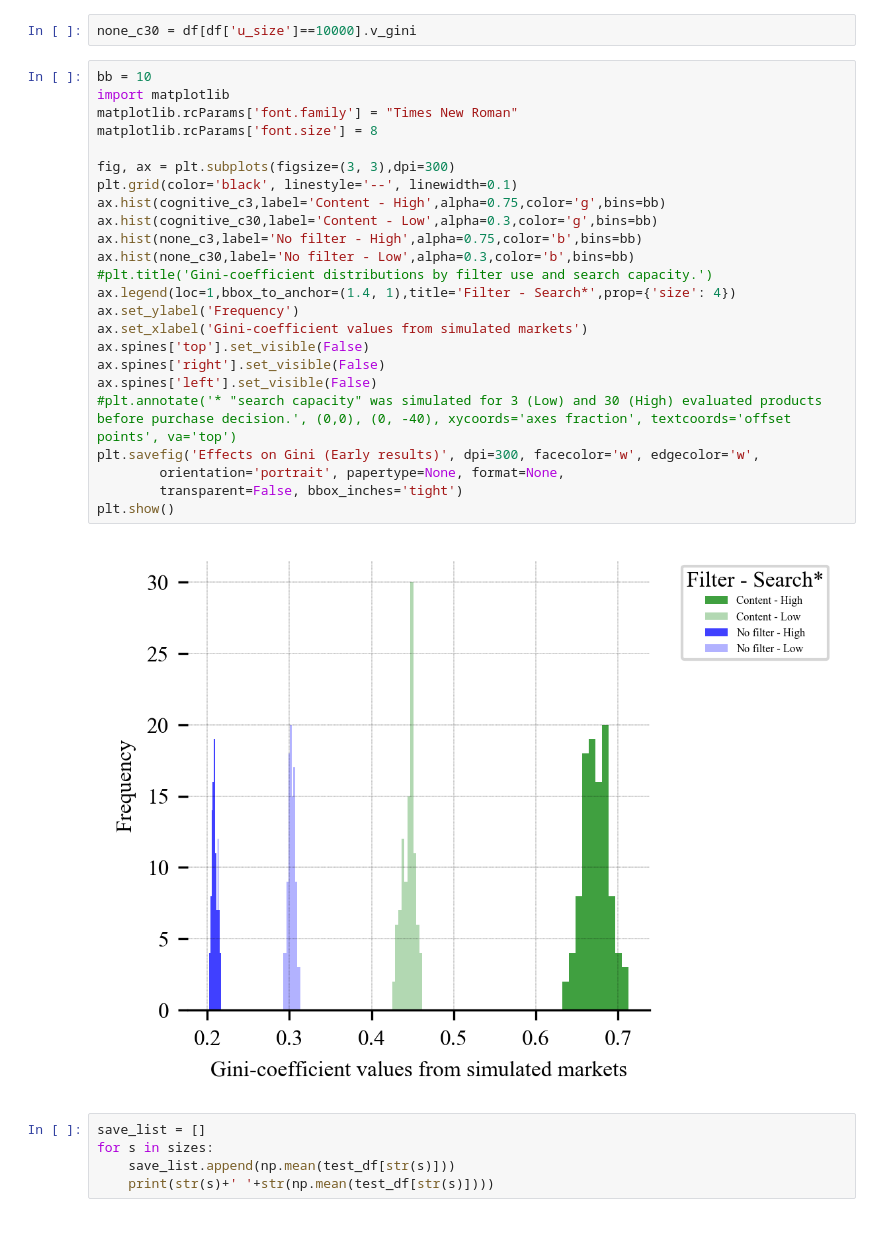
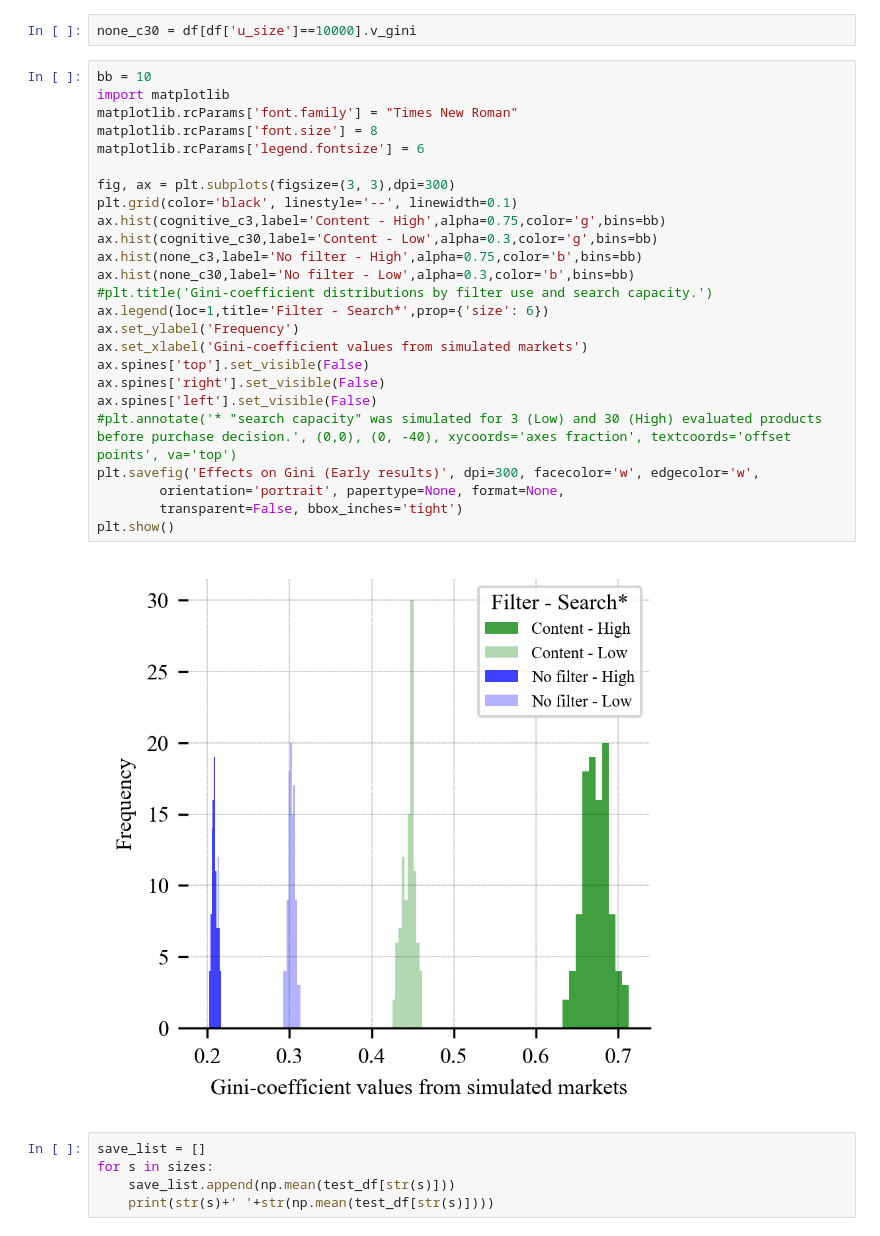
Before and after one commit to Andrelhu/Diversity-on-RecSys, a Jupyter notebook: SimResults/Statistical Tests for Simulation Results.ipynb, the cells around one changed output. Cells and saved outputs as stored; diff of their text form.

```diff
--- a/SimResults/Statistical Tests for Simulation Results.ipynb
+++ b/SimResults/Statistical Tests for Simulation Results.ipynb
@@ -240,29 +240,30 @@ none_c30 = df[df['u_size']==10000].v_gini
 # %%
 bb = 10
 import matplotlib
 matplotlib.rcParams['font.family'] = "Times New Roman"
 matplotlib.rcParams['font.size'] = 8
+matplotlib.rcParams['legend.fontsize'] = 6
 
 fig, ax = plt.subplots(figsize=(3, 3),dpi=300)
 plt.grid(color='black', linestyle='--', linewidth=0.1)
 ax.hist(cognitive_c3,label='Content - High',alpha=0.75,color='g',bins=bb)
 ax.hist(cognitive_c30,label='Content - Low',alpha=0.3,color='g',bins=bb)
 ax.hist(none_c3,label='No filter - High',alpha=0.75,color='b',bins=bb)
 ax.hist(none_c30,label='No filter - Low',alpha=0.3,color='b',bins=bb)
 #plt.title('Gini-coefficient distributions by filter use and search capacity.')
-ax.legend(loc=1,bbox_to_anchor=(1.4, 1),title='Filter - Search*',prop={'size': 4})
+ax.legend(loc=1,title='Filter - Search*',prop={'size': 6})
 ax.set_ylabel('Frequency')
 ax.set_xlabel('Gini-coefficient values from simulated markets')
 ax.spines['top'].set_visible(False)
 ax.spines['right'].set_visible(False)
 ax.spines['left'].set_visible(False)
 #plt.annotate('* "search capacity" was simulated for 3 (Low) and 30 (High) evaluated products before purchase decision.', (0,0), (0, -40), xycoords='axes fraction', textcoords='offset points', va='top')
 plt.savefig('Effects on Gini (Early results)', dpi=300, facecolor='w', edgecolor='w',
         orientation='portrait', papertype=None, format=None,
         transparent=False, bbox_inches='tight')
 plt.show()
 # %% [output]
-[figure, old version]
+[figure, new version]
 # %%
 save_list = []
 for s in sizes:
```
